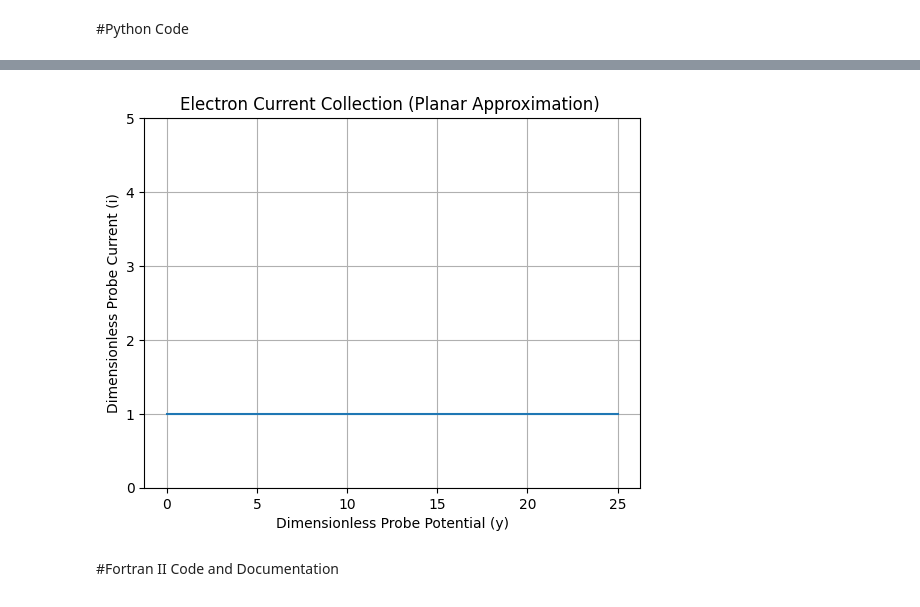
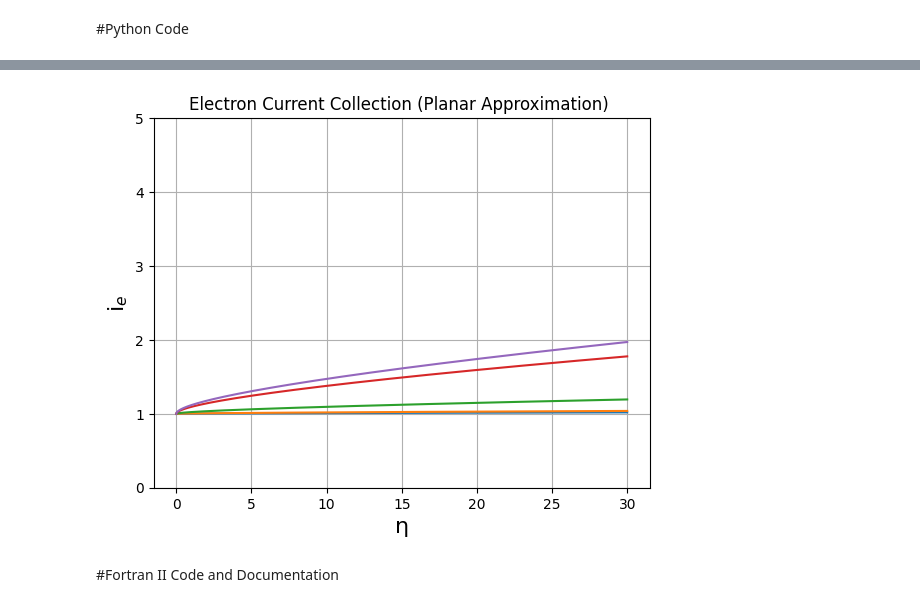
Before and after one commit to russburns/Laframboise1966Code, a Jupyter notebook: MAIN_PROGRAM_3.ipynb, the cells around one changed output, grey strips where cells are left out. Drawn from its saved outputs; the diff is of its cells as text; code cells hidden in the pictures.

```diff
--- a/MAIN_PROGRAM_3.ipynb
+++ b/MAIN_PROGRAM_3.ipynb
@@ -51,19 +80,21 @@ plt.show()
 # %%
-#By F.18, i(y) = 1 + (Debye_Length/Probe_Radius)*s(y)
+#By F.18, i(VB) = 1 + (Debye_Length/Probe_Radius)*s(VB)
 #In the planar approximation, (Debye_Length/Probe_Radius) = 0. Thus, we construct the first part of collected electron probe current for T+/T-=0. As described on Page 29, these currents are upper bounds.
 #This collected current is understood to begin at the plasma potential.
-
-ratio = 0
-i = 1 + ratio*s
-plt.plot(y, i)
+Xi=np.array([1000, 500,100,25,20])
+ratio = 1/Xi
+current=[]
+for i in range(len(Xi)):
+  current.append(1 + ratio[i]*s)
+  plt.plot(y, current[i])
 plt.ylim(0, 5)
-plt.xlabel("Dimensionless Probe Potential (y)")
-plt.ylabel("Dimensionless Probe Current (i)")
+plt.xlabel("η",fontsize=16)
+plt.ylabel("i$_e$", fontsize=16)
 plt.title("Electron Current Collection (Planar Approximation) ")
 plt.grid()
 plt.show()
 # %% [output]
-[figure, old version]
+[figure, new version]
 # %% [markdown]
 #Fortran II Code and Documentation
 # %% [markdown]
```
Also changed, not shown: parts of 4 cells of this notebook.
